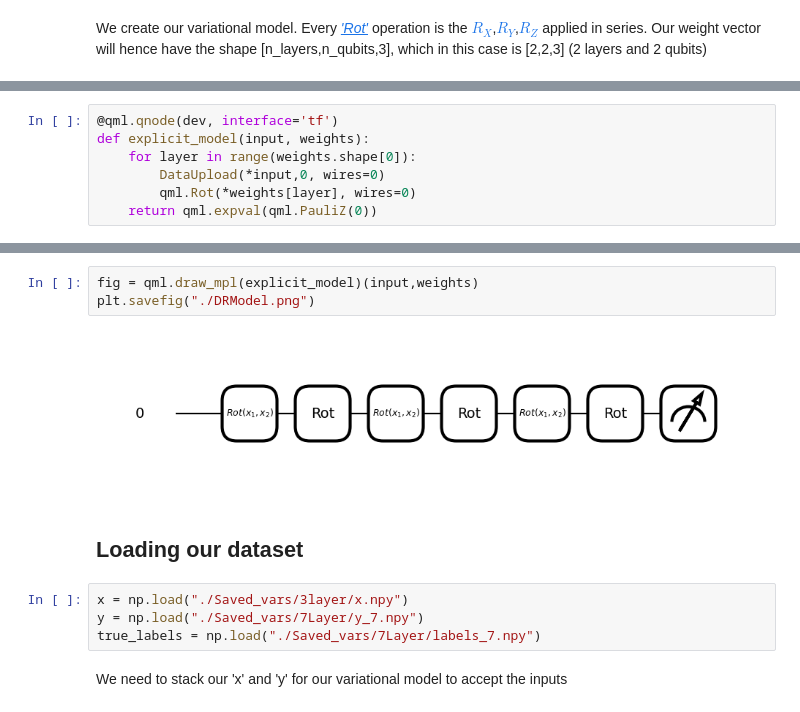
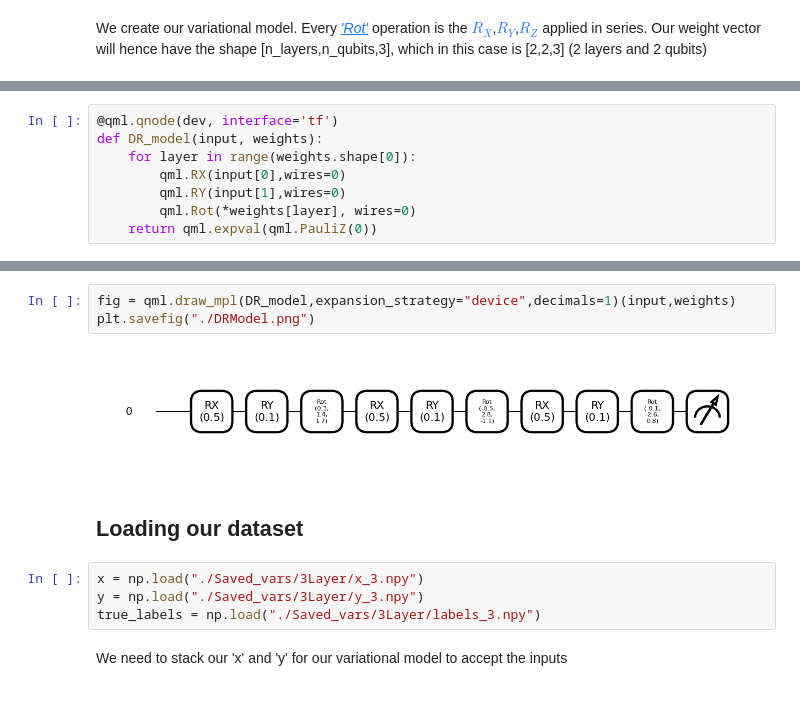
Before and after one commit to MPSLab-ASU/QML-Tutorials, a Jupyter notebook: Data_Reuploading.ipynb, the cells around one changed output, grey strips where cells are left out. Drawn from its saved outputs; the diff is of its cells as text.

Commit message:
Trained DR model and started kernel

```diff
--- a/Data_Reuploading.ipynb
+++ b/Data_Reuploading.ipynb
@@ -28,8 +23,9 @@ class DataUpload(qml.Rot):
 # %%
 @qml.qnode(dev, interface='tf')
-def explicit_model(input, weights):
+def DR_model(input, weights):
     for layer in range(weights.shape[0]):
-        DataUpload(*input,0, wires=0)
+        qml.RX(input[0],wires=0)
+        qml.RY(input[1],wires=0)
         qml.Rot(*weights[layer], wires=0)
     return qml.expval(qml.PauliZ(0))
 # %%
@@ -38,14 +36,14 @@ weights = tf.Variable(np.random.randn(3,3))
 # %%
-fig = qml.draw_mpl(explicit_model)(input,weights)
+fig = qml.draw_mpl(DR_model,expansion_strategy="device",decimals=1)(input,weights)
 plt.savefig("./DRModel.png")
 # %% [output]
-[figure, old version]
+[figure, new version]
 # %% [markdown]
 ## Loading our dataset
 # %%
-x = np.load("./Saved_vars/3layer/x.npy")
-y = np.load("./Saved_vars/7Layer/y_7.npy")
-true_labels = np.load("./Saved_vars/7Layer/labels_7.npy")
+x = np.load("./Saved_vars/3Layer/x_3.npy")
+y = np.load("./Saved_vars/3Layer/y_3.npy")
+true_labels = np.load("./Saved_vars/3Layer/labels_3.npy")
 # %% [markdown]
 We need to stack our 'x' and 'y' for our variational model to accept the inputs
 # %%
```
Also changed, not shown: parts of 22 cells of this notebook, 18 other files.
